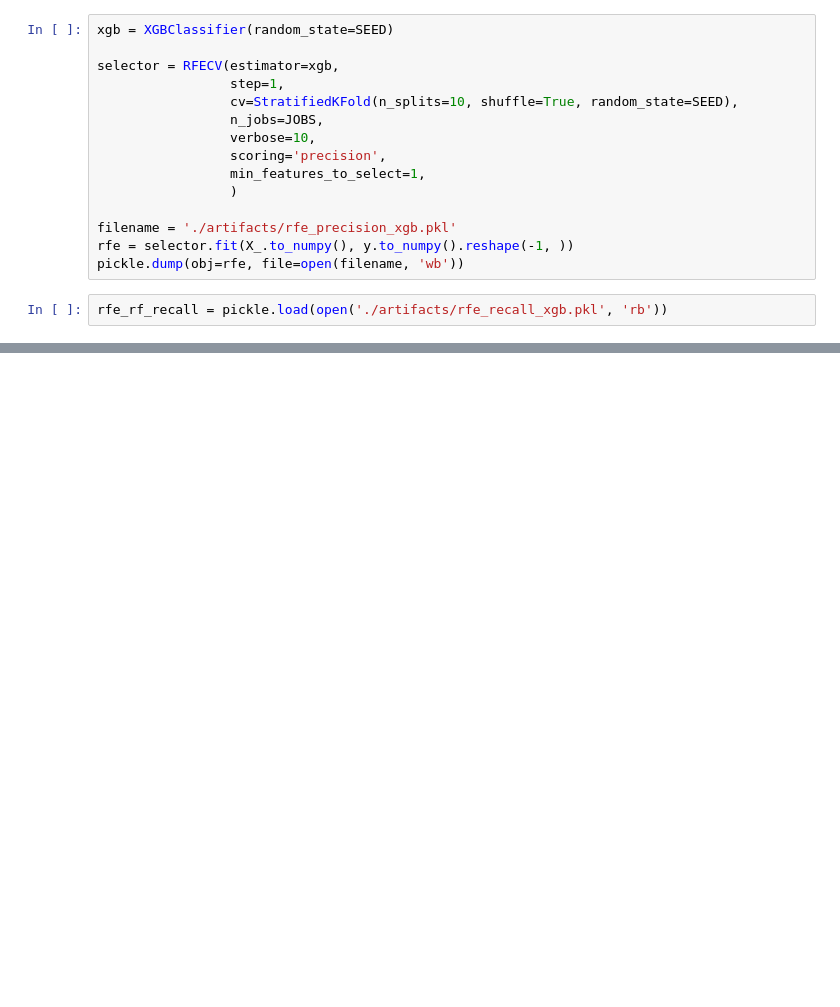
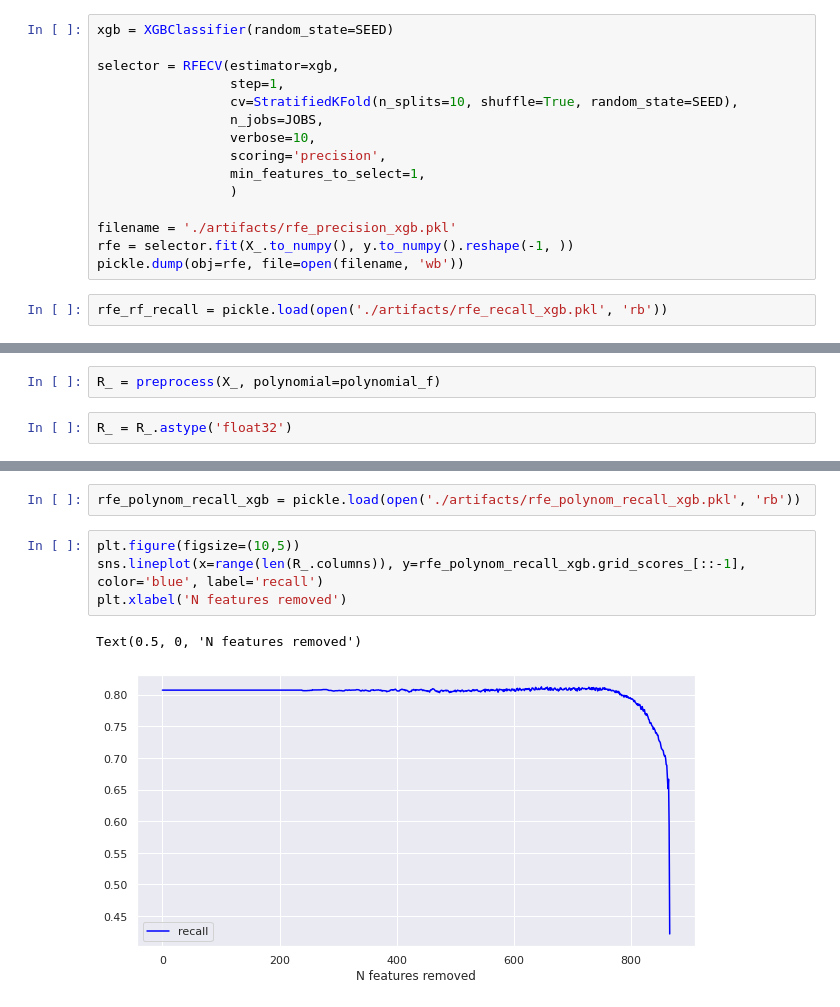
Before and after one commit to VladimirIsakov91/IEEE-CISFraudDetection, a Jupyter notebook: IEEE-CISFraudDetection.ipynb, the cells around one changed output, grey strips where cells are left out. Drawn from its saved outputs; the diff is of its cells as text; blank space fills up the shorter version.

```diff
--- a/IEEE-CISFraudDetection.ipynb
+++ b/IEEE-CISFraudDetection.ipynb
@@ -1260,0 +1329,4 @@ Final - precision: 0.8869, recall: 0.8206, f1: 0.8524, aucPR: 0.9383, aucROC: 0.
+# %%
+R_ = preprocess(X_, polynomial=polynomial_f)
+# %%
+R_ = R_.astype('float32')
@@ -1260,0 +1356,9 @@ Final - precision: 0.8869, recall: 0.8206, f1: 0.8524, aucPR: 0.9383, aucROC: 0.
+# %%
+rfe_polynom_recall_xgb = pickle.load(open('./artifacts/rfe_polynom_recall_xgb.pkl', 'rb'))
+# %%
+plt.figure(figsize=(10,5))
+sns.lineplot(x=range(len(R_.columns)), y=rfe_polynom_recall_xgb.grid_scores_[::-1], color='blue', label='recall')
+plt.xlabel('N features removed')
+# %% [output]
+Text(0.5, 0, 'N features removed')
+[figure, added]
```
Also changed, not shown: parts of 41 cells of this notebook, 1 other file.
